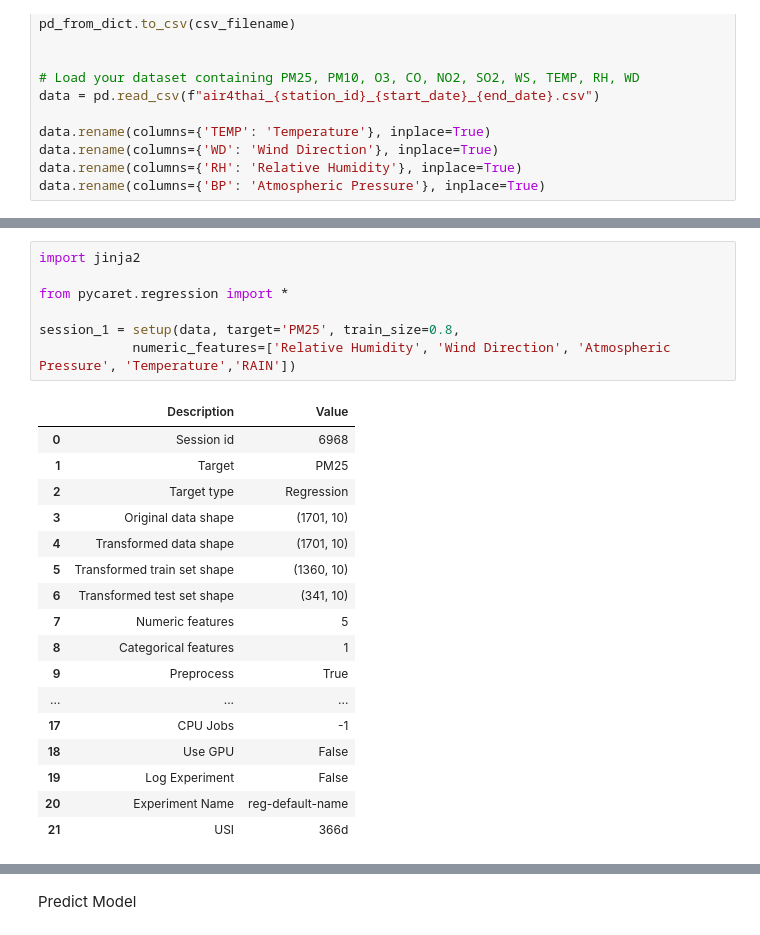
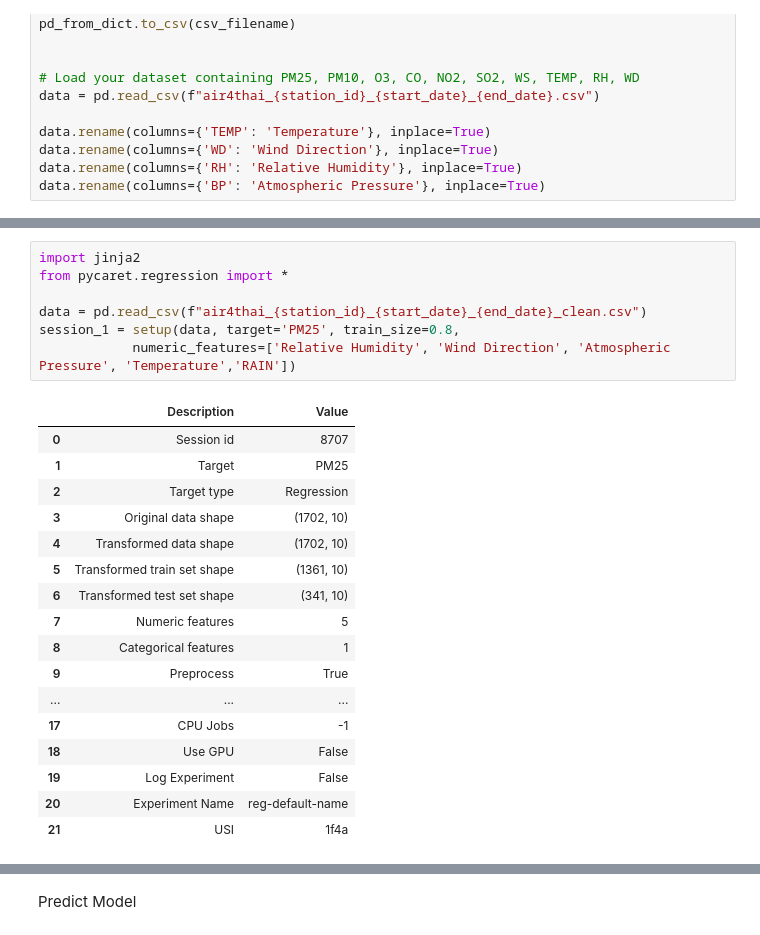
Before and after one commit to ARen990/TermProject_dash_air4, a Jupyter notebook: Air4God.ipynb, the cells around one changed output, grey strips where cells are left out. Saved outputs shown, nothing was run; the diff lists cells and outputs as text.

Commit message:
make csv cleaned file and use this file for train

```diff
--- a/Air4God.ipynb
+++ b/Air4God.ipynb
@@ -104,19 +105,19 @@ min            15.000000       75.000000            600.000000     0.000000
 max            97.000000      253.000000            763.000000     7.000000
 # %%
 import jinja2
-
 from pycaret.regression import *
 
+data = pd.read_csv(f"air4thai_{station_id}_{start_date}_{end_date}_clean.csv")
 session_1 = setup(data, target='PM25', train_size=0.8,
             numeric_features=['Relative Humidity', 'Wind Direction', 'Atmospheric Pressure', 'Temperature','RAIN'])
 # %% [output]
 |  | Description | Value |
-| 0 | Session id | 6968 |
+| 0 | Session id | 8707 |
 | 1 | Target | PM25 |
 | 2 | Target type | Regression |
-| 3 | Original data shape | (1701, 10) |
-| 4 | Transformed data shape | (1701, 10) |
-| 5 | Transformed train set shape | (1360, 10) |
+| 3 | Original data shape | (1702, 10) |
+| 4 | Transformed data shape | (1702, 10) |
+| 5 | Transformed train set shape | (1361, 10) |
 | 6 | Transformed test set shape | (341, 10) |
 | 7 | Numeric features | 5 |
 | 8 | Categorical features | 1 |
@@ -126,7 +127,7 @@ session_1 = setup(data, target='PM25', train_size=0.8,
 | 18 | Use GPU | False |
 | 19 | Log Experiment | False |
 | 20 | Experiment Name | reg-default-name |
-| 21 | USI | 366d |
+| 21 | USI | 1f4a |
 # %%
 best_model = compare_models()
 # %% [output]
```
Also changed, not shown: parts of 6 cells of this notebook, 7 other files.
